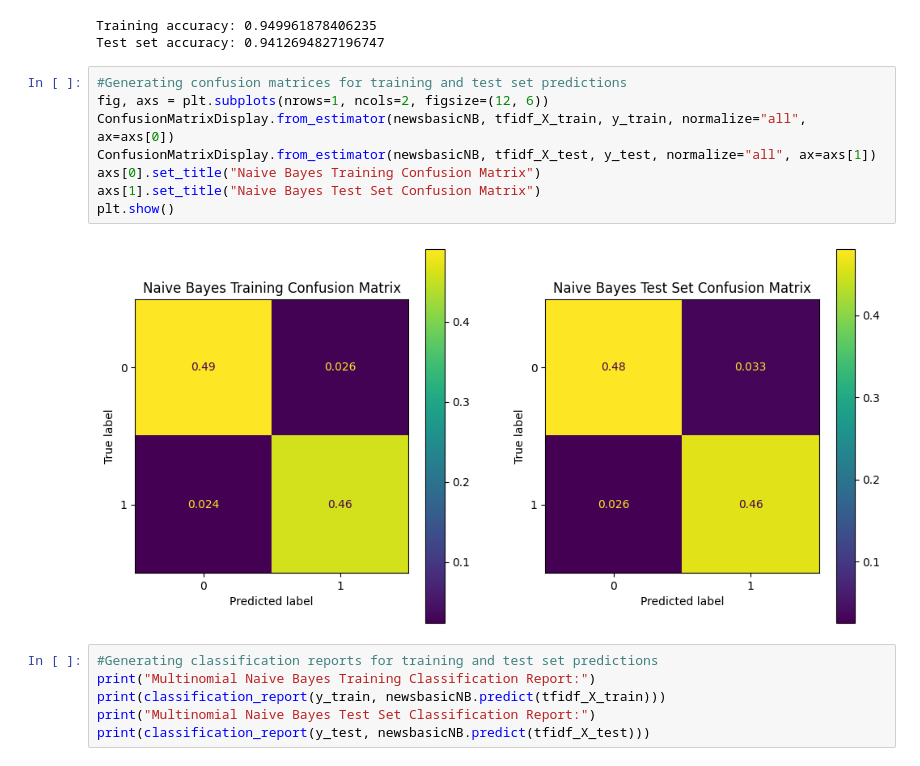
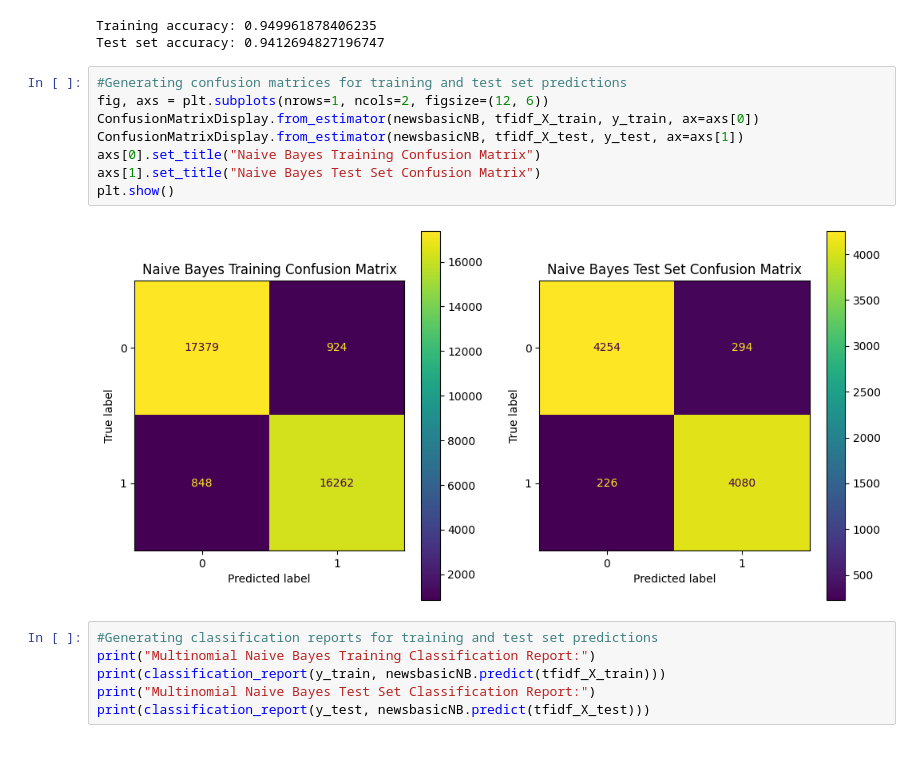
Before and after one commit to reformedgamer/classifying_fake_news, a Jupyter notebook: main.ipynb, the cells around one changed output. Saved outputs shown, nothing was run; the diff lists cells and outputs as text.

```diff
--- a/main.ipynb
+++ b/main.ipynb
@@ -137,13 +137,13 @@ Test set accuracy: 0.9412694827196747
 # %%
 #Generating confusion matrices for training and test set predictions
 fig, axs = plt.subplots(nrows=1, ncols=2, figsize=(12, 6))
-ConfusionMatrixDisplay.from_estimator(newsbasicNB, tfidf_X_train, y_train, normalize="all", ax=axs[0])
-ConfusionMatrixDisplay.from_estimator(newsbasicNB, tfidf_X_test, y_test, normalize="all", ax=axs[1])
+ConfusionMatrixDisplay.from_estimator(newsbasicNB, tfidf_X_train, y_train, ax=axs[0])
+ConfusionMatrixDisplay.from_estimator(newsbasicNB, tfidf_X_test, y_test, ax=axs[1])
 axs[0].set_title("Naive Bayes Training Confusion Matrix")
 axs[1].set_title("Naive Bayes Test Set Confusion Matrix")
 plt.show()
 # %% [output]
-[figure, old version]
+[figure, new version]
 # %%
 #Generating classification reports for training and test set predictions
 print("Multinomial Naive Bayes Training Classification Report:")
```
Also changed, not shown: parts of 3 cells of this notebook.
